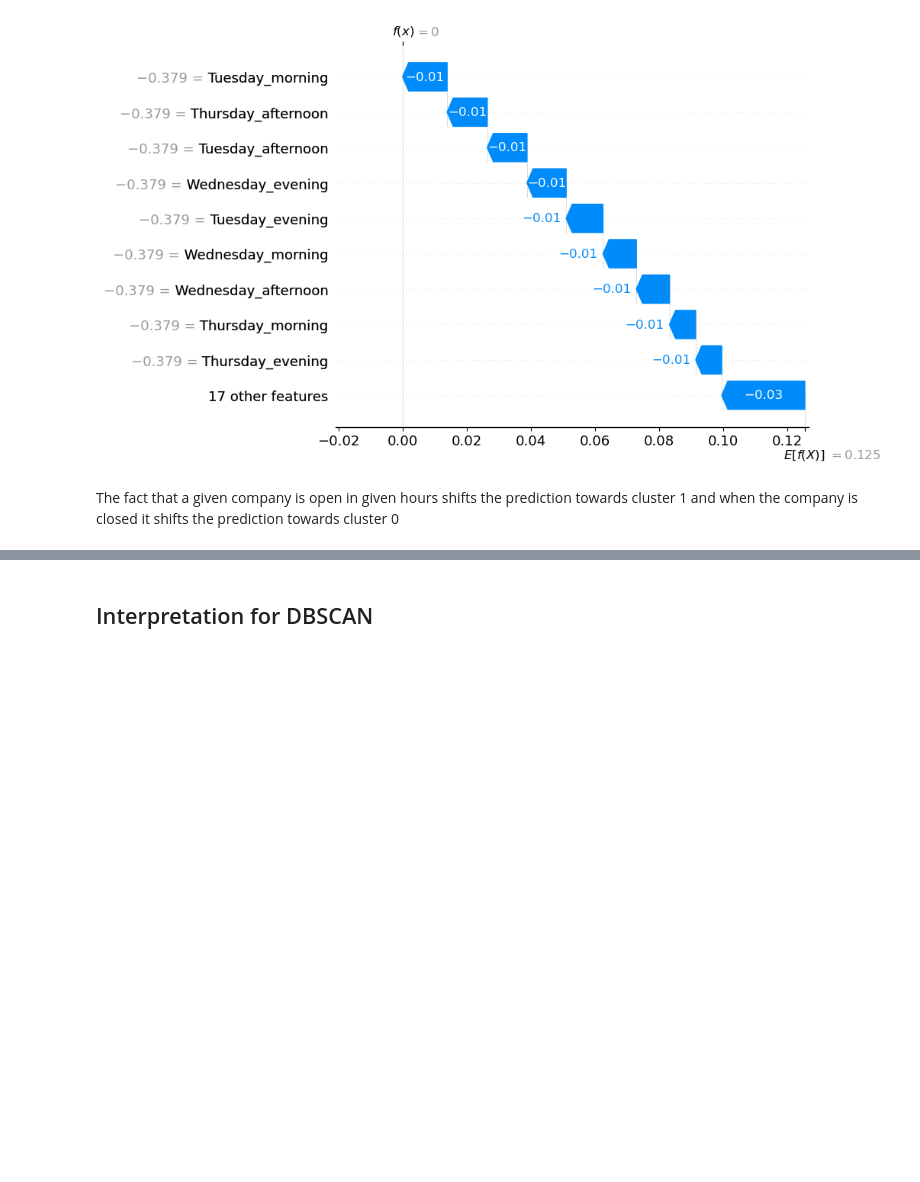
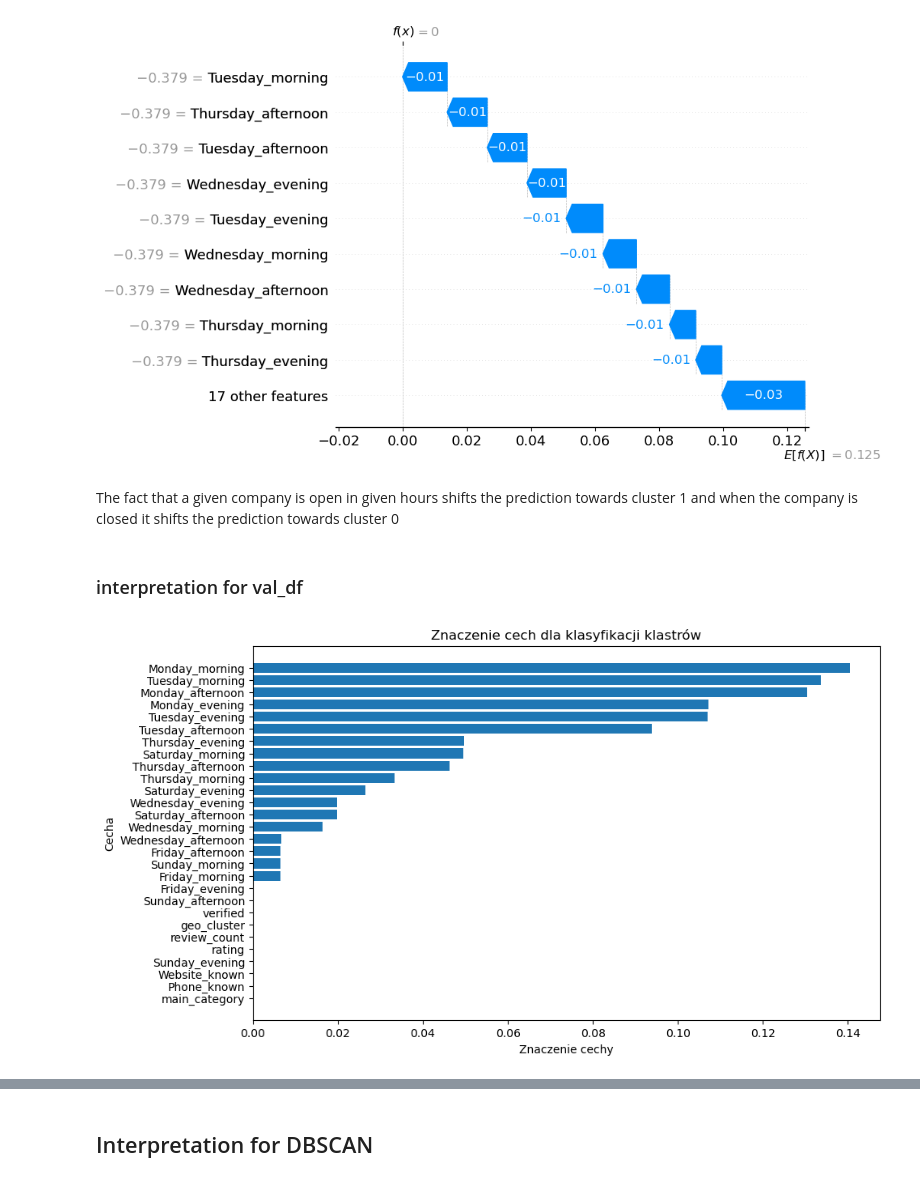
Before and after one commit to katarzynarogalska/LocationIntelligence-clustering, a Jupyter notebook: Location_Model_Building.ipynb, the cells around one changed output, grey strips where cells are left out. Cells and saved outputs as stored; diff of their text form; code cells hidden in the pictures; blank space fills up the shorter version.

```diff
--- a/Location_Model_Building.ipynb
+++ b/Location_Model_Building.ipynb
@@ -713,3 +713,5 @@ shap.waterfall_plot(shap_values[:,:,1][3])
 [figure]
 # %% [markdown]
 The fact that a given company is open in given hours shifts the prediction towards cluster 1 and when the company is closed it shifts the prediction towards cluster 0
+# %% [markdown]
+### interpretation for val_df
@@ -715,0 +724,20 @@ The fact that a given company is open in given hours shifts the prediction towar
+# %%
+y0 = k_mean_labeled_val['cluster_label']
+X0=k_mean_labeled_val.drop(columns=['cluster_label'])
+
+rf = RandomForestClassifier(n_estimators=300, random_state=42)
+rf.fit(X0,y0)
+importances = rf.feature_importances_
+features = X0.columns
+
+feature_importances = pd.DataFrame({'feature': features, 'importance': importances})
+feature_importances = feature_importances.sort_values(by='importance', ascending=False)
+plt.figure(figsize=(10, 6))
+plt.barh(feature_importances['feature'], feature_importances['importance'])
+plt.xlabel('Znaczenie cechy')
+plt.ylabel('Cecha')
+plt.title('Znaczenie cech dla klasyfikacji klastrów')
+plt.gca().invert_yaxis()
+plt.show()
+# %% [output]
+[figure, added]
```
Also changed, not shown: parts of 7 cells of this notebook.
